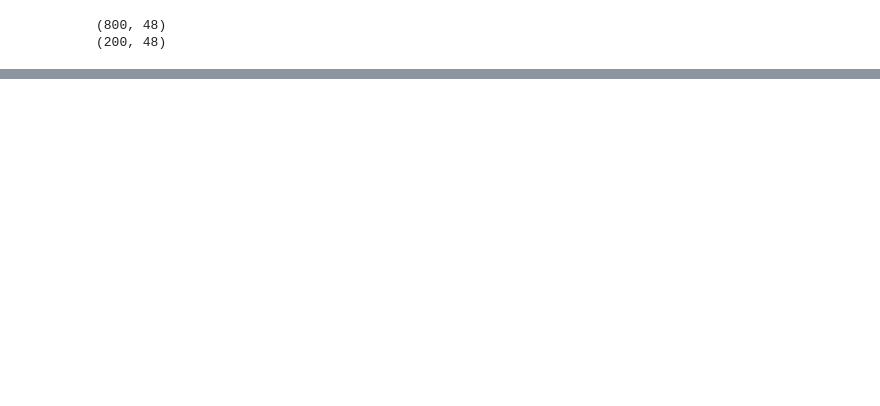
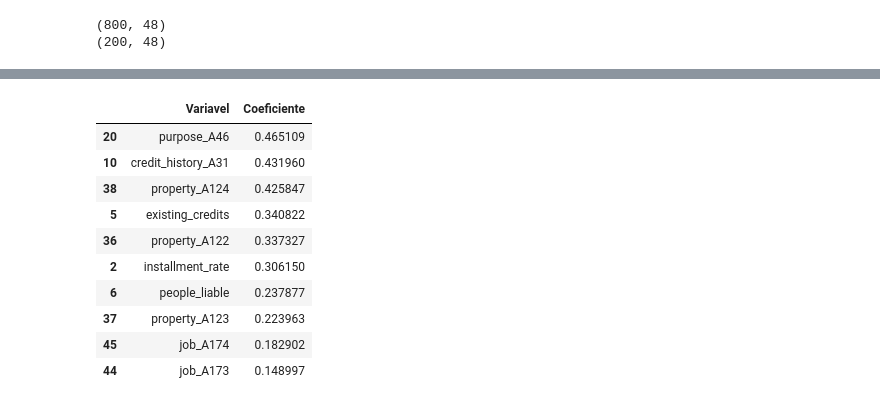
Before and after one commit to WaldemarRaymundi/german-credit-analysis, a Jupyter notebook: notebooks/eda_german_credit.ipynb, the cells around one changed output, grey strips where cells are left out. Saved outputs shown, nothing was run; the diff lists cells and outputs as text; code cells hidden in the pictures; blank space fills up the shorter version.

```diff
--- a/notebooks/eda_german_credit.ipynb
+++ b/notebooks/eda_german_credit.ipynb
@@ -183,0 +261,16 @@ print(X_test.shape)
+# %%
+coefficients_sorted = coefficients.sort_values(by="Coeficiente", ascending=False)
+
+coefficients_sorted.head(10)
+# %% [output]
+|  | Variavel | Coeficiente |
+| 20 | purpose_A46 | 0.465109 |
+| 10 | credit_history_A31 | 0.431960 |
+| 38 | property_A124 | 0.425847 |
+| 5 | existing_credits | 0.340822 |
+| 36 | property_A122 | 0.337327 |
+| 2 | installment_rate | 0.306150 |
+| 6 | people_liable | 0.237877 |
+| 37 | property_A123 | 0.223963 |
+| 45 | job_A174 | 0.182902 |
+| 44 | job_A173 | 0.148997 |
```
Also changed, not shown: parts of 21 cells of this notebook.
